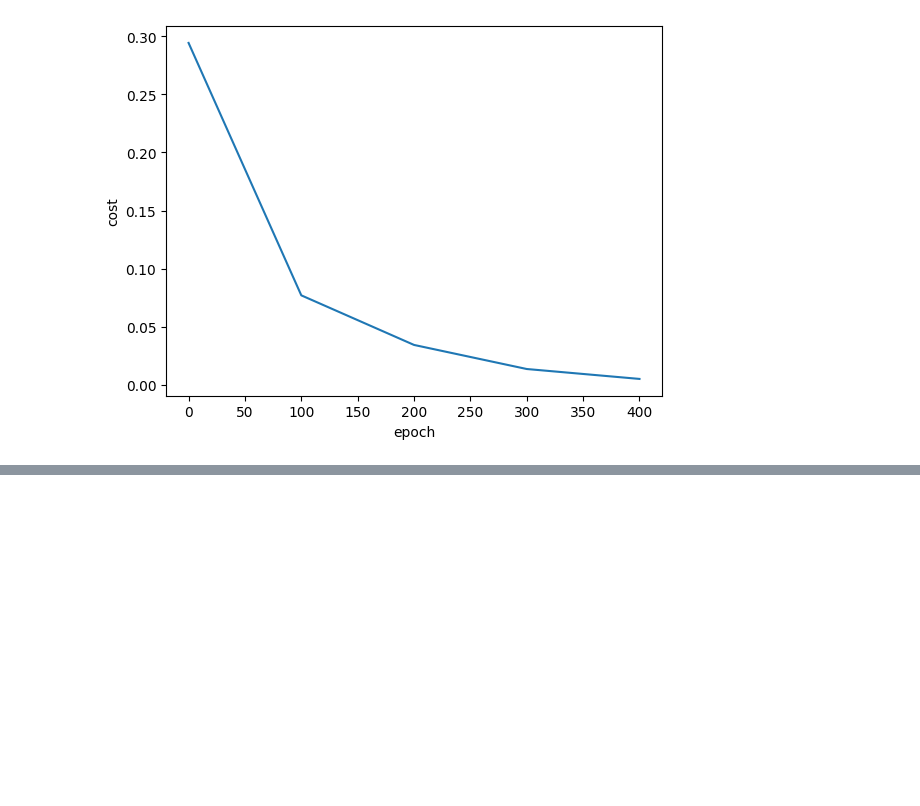
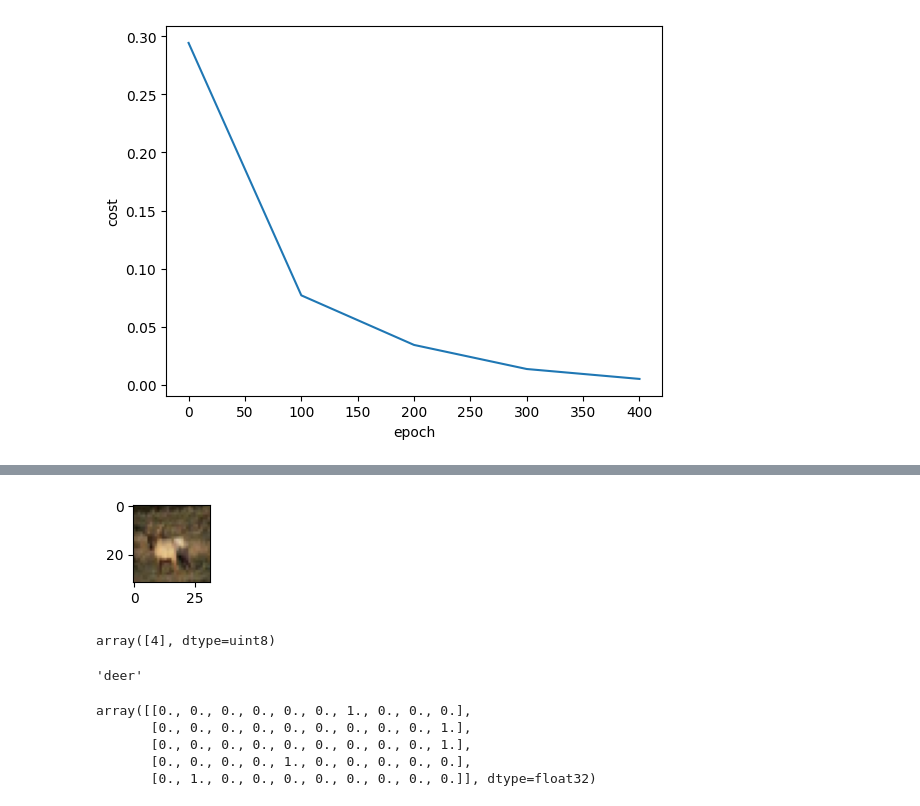
Before and after one commit to Surajpatra700/Deep-Learning_Project, a Jupyter notebook: Deep_Learning.ipynb, the cells around one changed output, grey strips where cells are left out. Cells and saved outputs as stored; diff of their text form; code cells hidden in the pictures; blank space fills up the shorter version.

```diff
--- a/Deep_Learning.ipynb
+++ b/Deep_Learning.ipynb
@@ -628,0 +676,12 @@ plt.plot(epoch_list_sgd,cost_list_sgd)
+# %%
+plot_image(3)
+# %% [output]
+[figure, added]
+# %%
+y_train[3]
+# %% [output]
+array([4], dtype=uint8)
+# %%
+classes[y_train[3][0]]
+# %% [output]
+'deer'
@@ -628,0 +691,11 @@ plt.plot(epoch_list_sgd,cost_list_sgd)
+# %%
+y_train_categorical = keras.utils.to_categorical(
+    y_train, num_classes=10, dtype="float32"
+)
+y_train_categorical[:5]
+# %% [output]
+array([[0., 0., 0., 0., 0., 0., 1., 0., 0., 0.],
+       [0., 0., 0., 0., 0., 0., 0., 0., 0., 1.],
+       [0., 0., 0., 0., 0., 0., 0., 0., 0., 1.],
+       [0., 0., 0., 0., 1., 0., 0., 0., 0., 0.],
+       [0., 1., 0., 0., 0., 0., 0., 0., 0., 0.]], dtype=float32)
```
Also changed, not shown: parts of 16 cells of this notebook.
